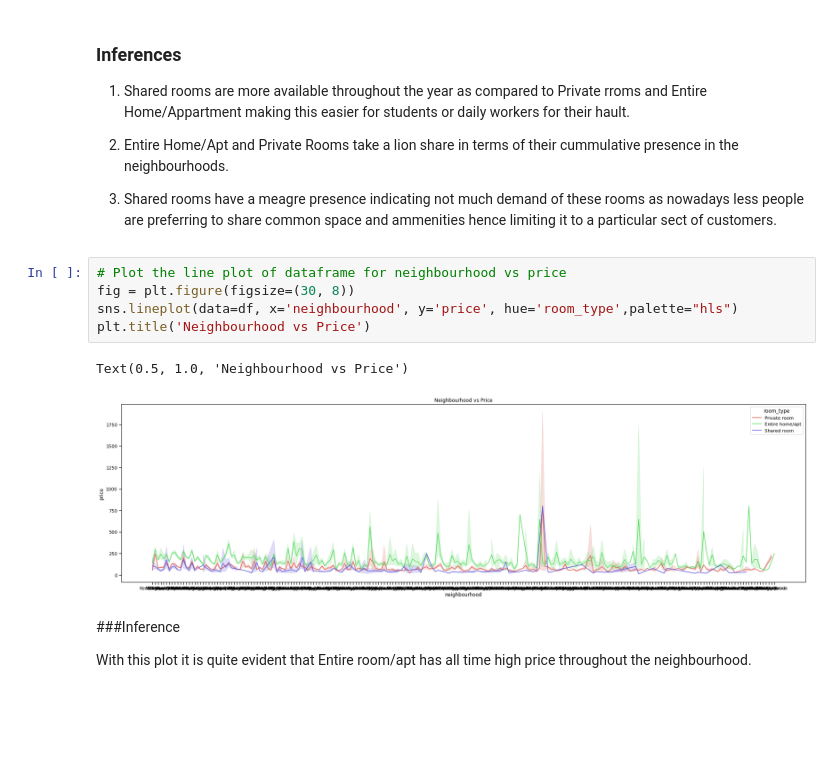
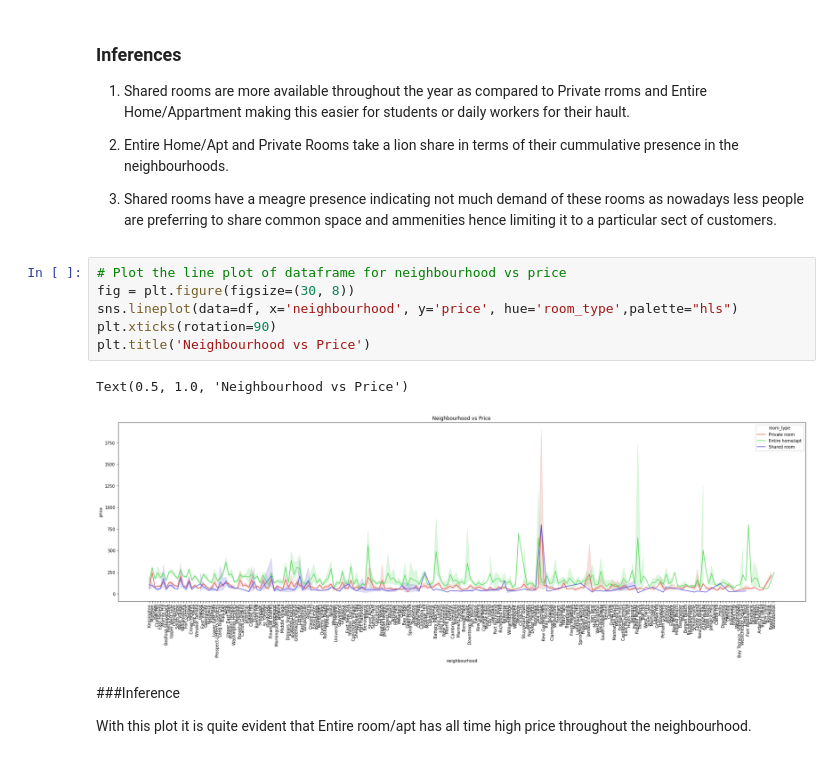
Before and after one commit to pasayat-siddhartha/Capstone_Project01_EDA_Airbnb_Booking_Analysis, a Jupyter notebook: SP_Airbnb_Bookings_Analysis_Capstone_Project.ipynb, the cells around one changed output. Cells and saved outputs as stored; diff of their text form; blank space fills up the shorter version.

```diff
--- a/SP_Airbnb_Bookings_Analysis_Capstone_Project.ipynb
+++ b/SP_Airbnb_Bookings_Analysis_Capstone_Project.ipynb
@@ -329,11 +329,12 @@ Text(0.5, 1.0, 'Proportion of Room Types')
 # %%
 # Plot the line plot of dataframe for neighbourhood vs price
 fig = plt.figure(figsize=(30, 8))
 sns.lineplot(data=df, x='neighbourhood', y='price', hue='room_type',palette="hls")
+plt.xticks(rotation=90)
 plt.title('Neighbourhood vs Price')
 # %% [output]
 Text(0.5, 1.0, 'Neighbourhood vs Price')
-[figure, old version]
+[figure, new version]
 # %% [markdown]
 ###Inference
 
```
Also changed, not shown: parts of 17 cells of this notebook.
